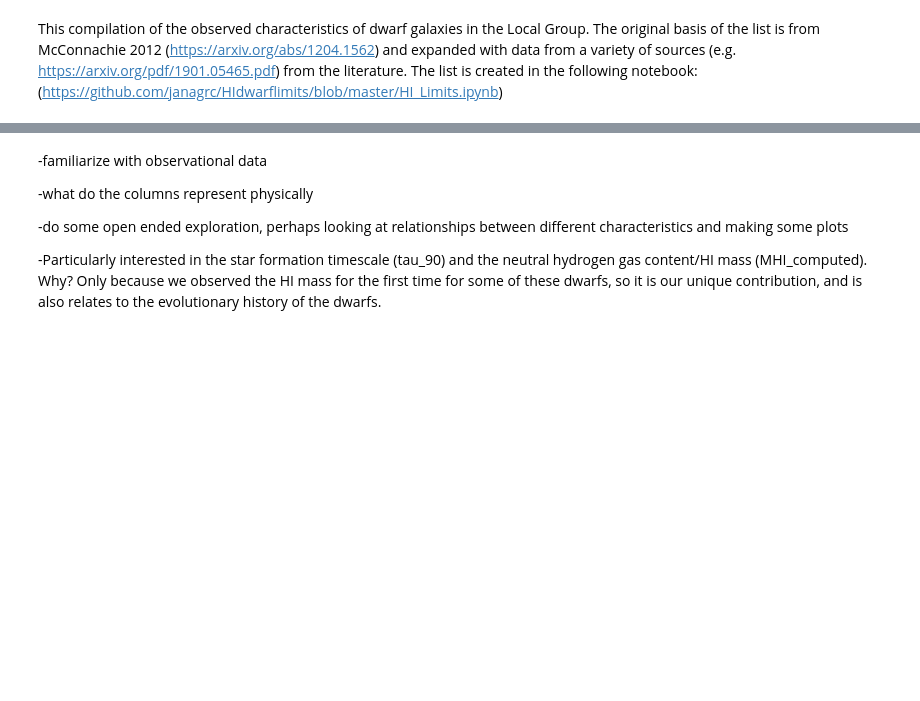
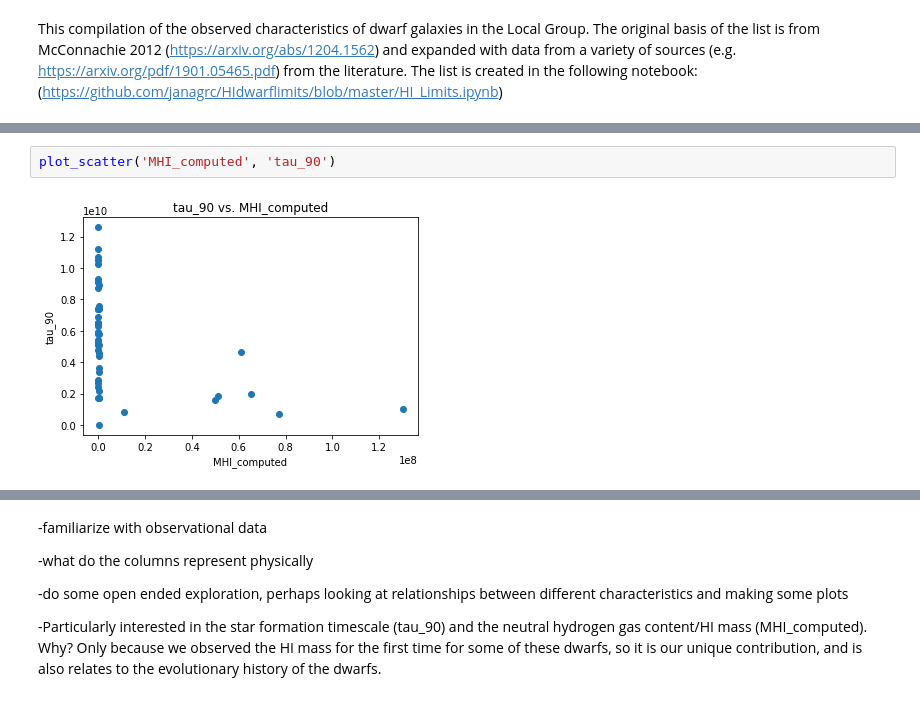
Before and after one commit to janagrc/sims2obs, a Jupyter notebook: sims2obs.ipynb, the cells around one changed output, grey strips where cells are left out. Drawn from its saved outputs; the diff is of its cells as text; blank space fills up the shorter version.

```diff
--- a/sims2obs.ipynb
+++ b/sims2obs.ipynb
@@ -64,0 +159,4 @@ dwarfs = dwarfs.rename(columns=d)
+# %%
+plot_scatter('MHI_computed', 'tau_90')
+# %% [output]
+[figure, added]
```
Also changed, not shown: parts of 28 cells of this notebook, 1 other file.
